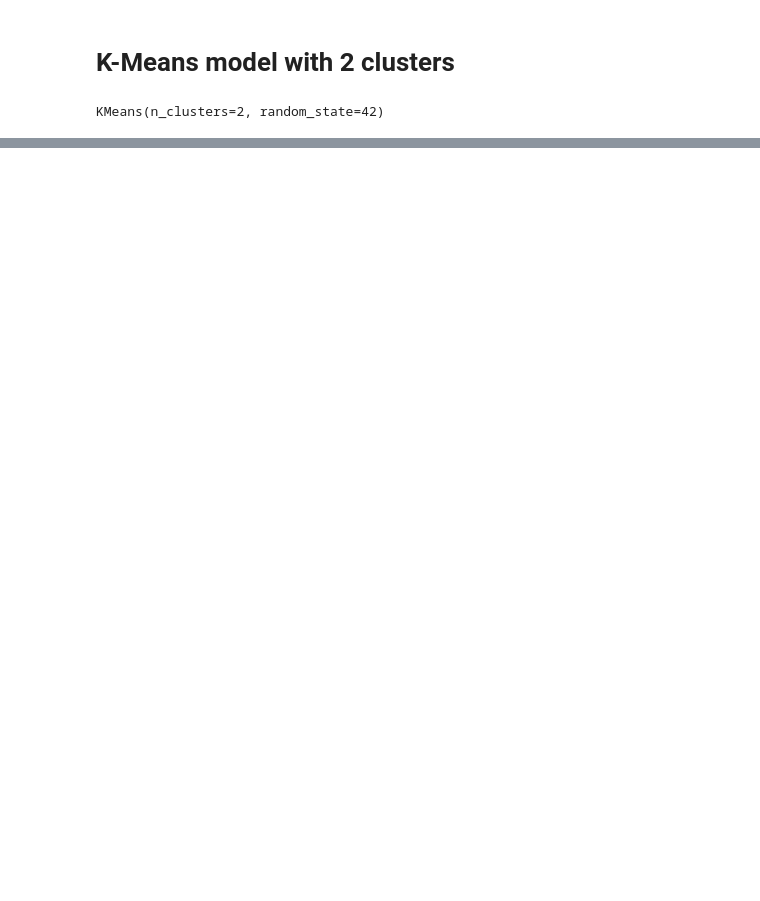
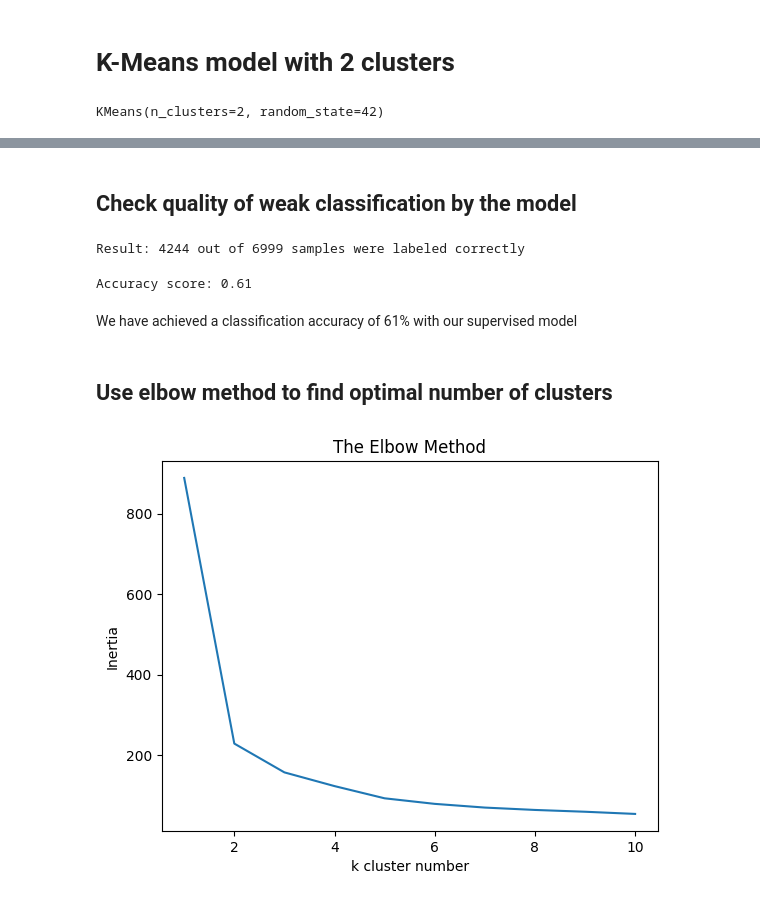
Before and after one commit to emonteiro27/data-kmeans-clustering, a Jupyter notebook: data-kmeans-clustering.ipynb, the cells around one changed output, grey strips where cells are left out. Drawn from its saved outputs; the diff is of its cells as text; code cells hidden in the pictures; blank space fills up the shorter version.

Commit message:
plotted elbow method to find the best number of clusters. n_clusters=2 seems to be the best amount of clusters

```diff
--- a/data-kmeans-clustering.ipynb
+++ b/data-kmeans-clustering.ipynb
@@ -355,0 +343,34 @@ We have achieved a classification accuracy of 61% with our supervised model
+# %% [markdown]
+## Check quality of weak classification by the model
+# %%
+labels = kmeans.labels_
+
+# check how many of the samples were correctly labeled
+correct_labels = sum(y == labels)
+
+print(f'Result: {correct_labels} out of {len(y)} samples were labeled correctly')
+# %% [output]
+Result: 4244 out of 6999 samples were labeled correctly
+# %%
+print(f'Accuracy score: {round(correct_labels/len(y),2)}')
+# %% [output]
+Accuracy score: 0.61
+# %% [markdown]
+We have achieved a classification accuracy of 61% with our supervised model
+# %% [markdown]
+## Use elbow method to find optimal number of clusters
+# %%
+inertias = []
+
+for i in range(1,11):
+    kmeans = KMeans(n_clusters=i, init = 'k-means++', max_iter=300, n_init=10, random_state=42)
+    kmeans.fit(X)
+    inertias.append(kmeans.inertia_)
+
+plt.plot(range(1,11), inertias)
+plt.xlabel('k cluster number')
+plt.title('The Elbow Method')
+plt.ylabel('Inertia')
+plt.show()
+# %% [output]
+[figure, added]
```
Also changed, not shown: parts of 15 cells of this notebook.
